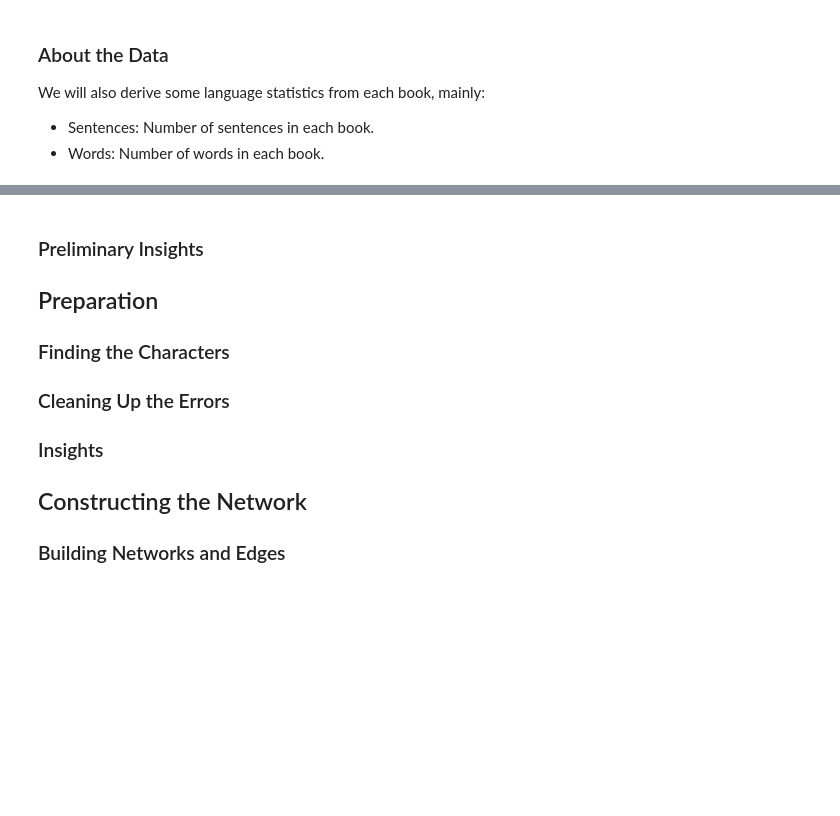
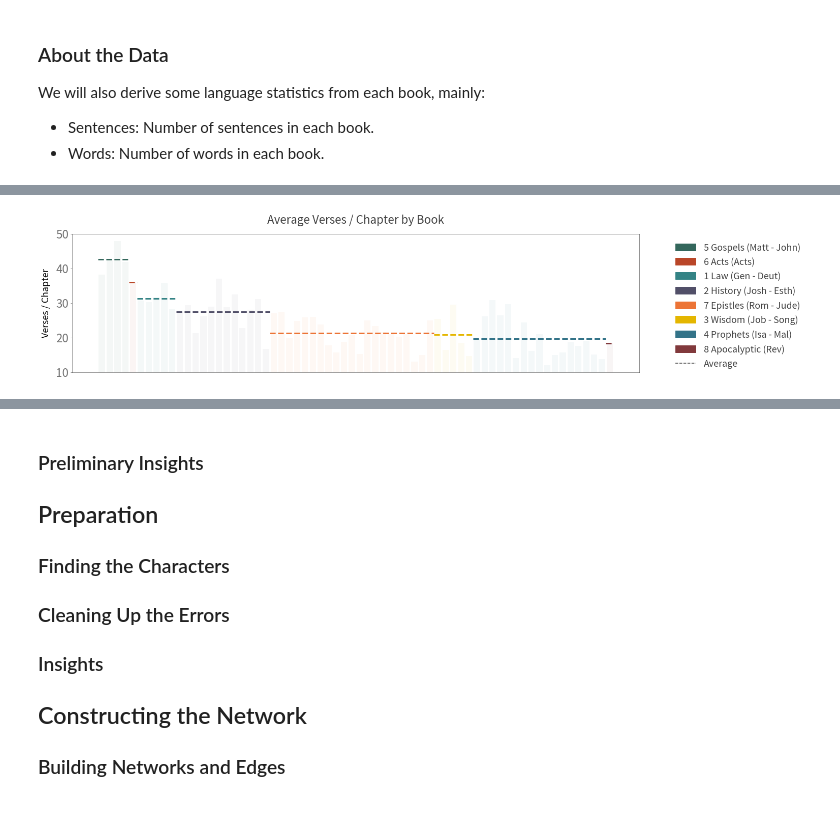
Before and after one commit to lemuelkumarga/bible-network, a Jupyter notebook: main.ipynb, the cells around one changed output, grey strips where cells are left out. Saved outputs shown, nothing was run; the diff lists cells and outputs as text; code cells hidden in the pictures; blank space fills up the shorter version.

```diff
--- a/main.ipynb
+++ b/main.ipynb
@@ -118,22 +119,0 @@ bible[["Name","Testament","Genre","Chapters","Verses","Sentences","Words"]].head
-# %%
-bible["Verses_p_Chapter"] = bible["Verses"] / bible["Chapters"]
-bible["Sentences_p_Verse"] = bible["Sentences"] / bible["Verses"]
-bible["Words_p_Sentence"] = bible["Words"] / bible["Sentences"]
-
-groups = bible.groupby("Genre",sort=False)
-
-
-color_pal = get_color("palette")(len(groups))
-color_ind = 0
-
-plt.figure(figsize=(20,10))
-
-plt.title("Verses / Chapter")
-plt.xticks([])
-plt.ylabel("Verses per Chapter")
-for name, group in groups:
-    plt.bar(group.index,group["Verses_p_Chapter"], label=name, color=color_pal[color_ind])
-    color_ind += 1
-plt.legend()
-
-plt.show()
@@ -141,0 +179,7 @@ plt.show()
+# %%
+bible["Verses_p_Chapter"] = bible["Verses"] / bible["Chapters"]
+plot_overview_stats("Verses_p_Chapter", "Average Verses / Chapter by Book", "Verses / Chapter")
+plt.ylim(10,50)
+plt.show()
+# %% [output]
+[figure, added]
```
Also changed, not shown: parts of 7 cells of this notebook.
